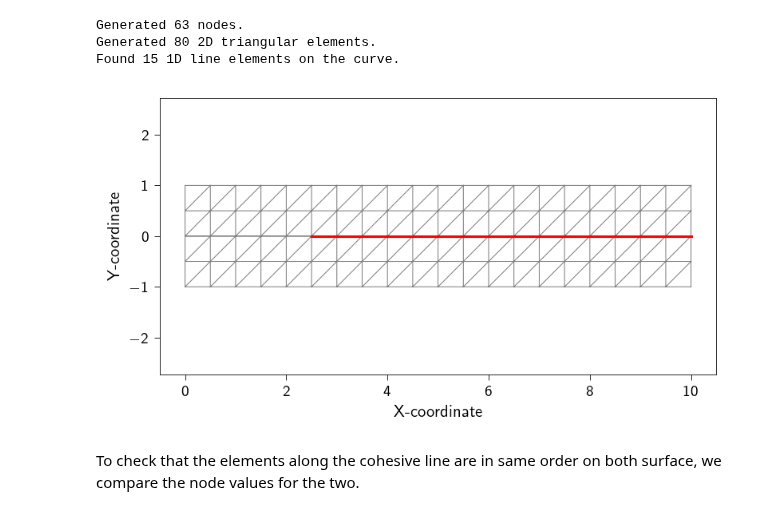
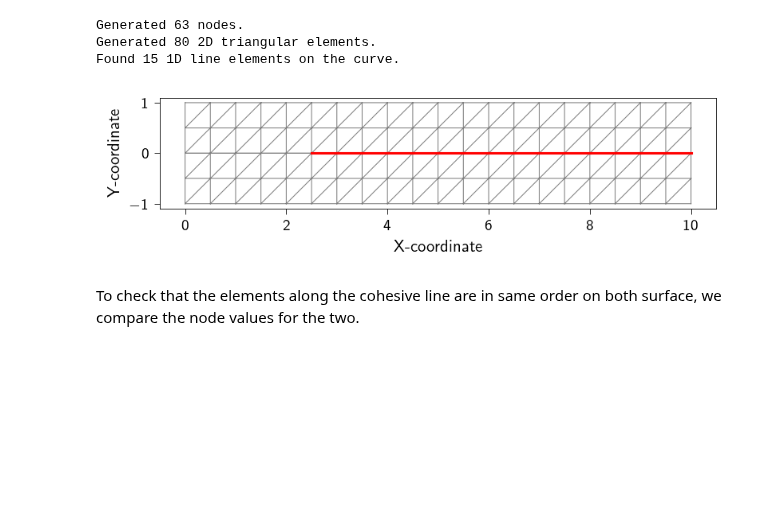
Before and after one commit to smec-ethz/tatva, a Jupyter notebook: examples/notebooks/cohesive_fracture.ipynb, the cells around one changed output. Drawn from its saved outputs; the diff is of its cells as text; code cells hidden in the pictures; blank space fills up the shorter version.

```diff
--- a/examples/notebooks/cohesive_fracture.ipynb
+++ b/examples/notebooks/cohesive_fracture.ipynb
@@ -105,40 +107,41 @@ def cohesive_line(coord: jnp.ndarray, tol: float) -> bool:
 upper_coords, upper_elements_2d, upper_elements_1d = generate_mesh_with_line_elements(
     nx=Nx, ny=Ny, lxs=(0, Lx), lys=(0, Ly), curve_func=cohesive_line
 )
 
 
 lower_coords, lower_elements_2d, lower_elements_1d = generate_mesh_with_line_elements(
     nx=Nx, ny=Ny, lxs=(0, Lx), lys=(-Ly, -1e-6), curve_func=cohesive_line
 )
 
 coords = jnp.vstack((upper_coords, lower_coords))
 elements = jnp.vstack((upper_elements_2d, lower_elements_2d + upper_coords.shape[0]))
 lower_elements_1d = lower_elements_1d + upper_coords.shape[0]
 
 print(f"Generated {upper_coords.shape[0]} nodes.")
 print(f"Generated {upper_elements_2d.shape[0]} 2D triangular elements.")
 print(f"Found {upper_elements_1d.shape[0]} 1D line elements on the curve.")
 
 plt.style.use(STYLE_PATH)
 plt.figure(figsize=(6, 3))
-plt.triplot(coords[:, 0], coords[:, 1], elements, color="grey", lw=0.5)
+ax = plt.axes()
+ax.triplot(coords[:, 0], coords[:, 1], elements, color="grey", lw=0.5)
 
 
 # Highlight the extracted 1D elements in red
 for edge in upper_elements_1d:
-    plt.plot(upper_coords[edge, 0], upper_coords[edge, 1], "r-", lw=1.5)
+    ax.plot(upper_coords[edge, 0], upper_coords[edge, 1], "r-", lw=1.5)
 for edge in lower_elements_1d:
-    plt.plot(lower_coords[edge, 0], lower_coords[edge, 1], "r-", lw=1.5)
+    ax.plot(lower_coords[edge, 0], lower_coords[edge, 1], "r-", lw=1.5)
 
-plt.xlabel("X-coordinate")
-plt.ylabel("Y-coordinate")
-plt.axis("equal")
+ax.set_xlabel("X-coordinate")
+ax.set_ylabel("Y-coordinate")
+ax.set_aspect("equal")
 plt.show()
 # %% [output]
 Generated 63 nodes.
 Generated 80 2D triangular elements.
 Found 15 1D line elements on the curve.
-[figure, old version]
+[figure, new version]
 # %% [markdown]
 To check that the elements along the cohesive line are in same order on both surface, we compare the node values for the two.
 # %%
```
Also changed, not shown: parts of 23 cells of this notebook, 1 other file.
